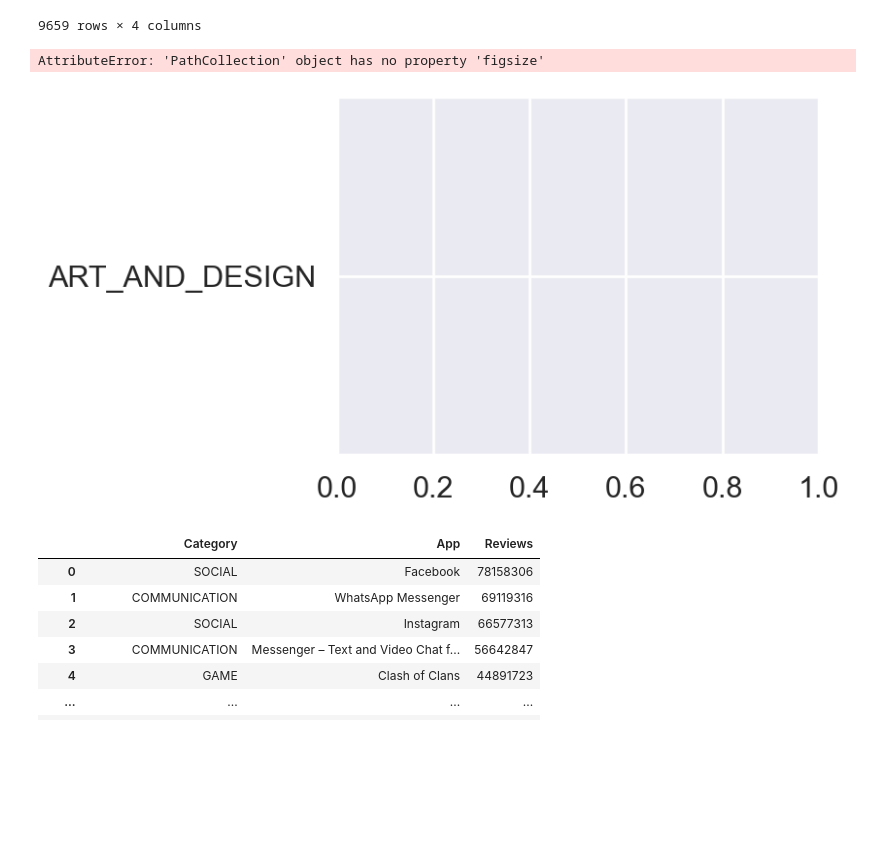
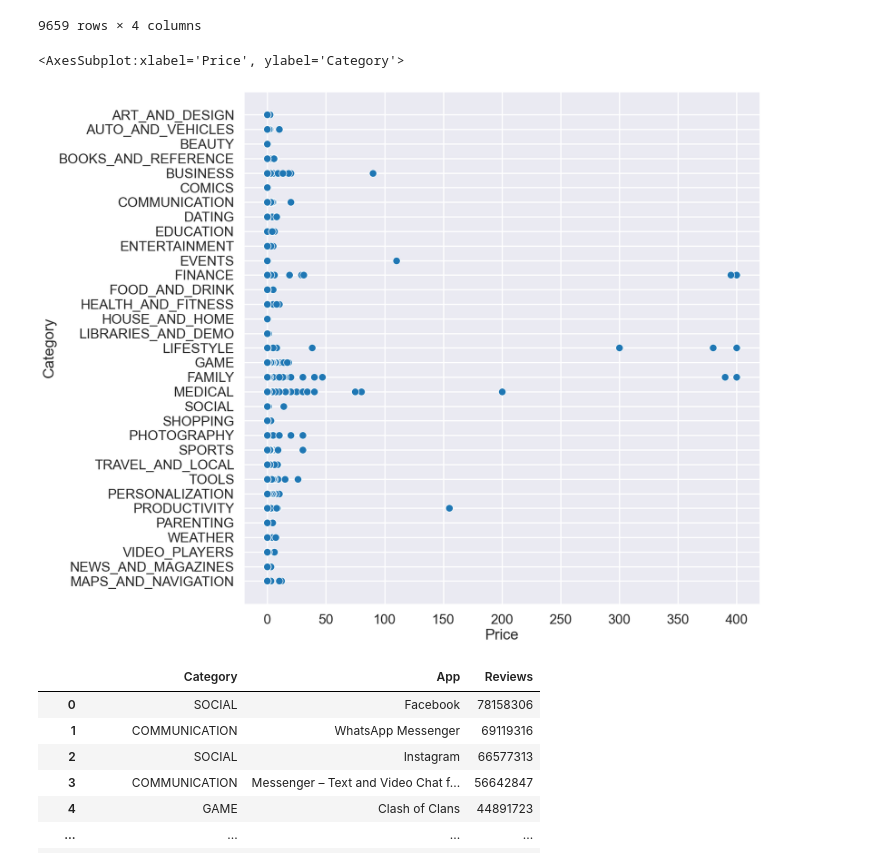
Before and after one commit to darshita2304/Data-Science-2.0, a Jupyter notebook: EDA/EDA_and_FE.ipynb, the cells around one changed output. Cells and saved outputs as stored; diff of their text form; code cells hidden in the pictures; blank space fills up the shorter version.

```diff
--- a/EDA/EDA_and_FE.ipynb
+++ b/EDA/EDA_and_FE.ipynb
@@ -461,10 +500,11 @@ rating2
 | 9658 | ART_AND_DESIGN | 0 | Test Application DT 02 | 0.0 |
 9659 rows × 4 columns
 # %%
-sns.scatterplot(data=df,y='Category', x='Price', figsize=15)
+plt.figure(figsize=(15,15))
+sns.scatterplot(data=df,y='Category', x='Price')
 # %% [output]
-AttributeError: 'PathCollection' object has no property 'figsize'
+<AxesSubplot:xlabel='Price', ylabel='Category'>
-[figure, old version]
+[figure, new version]
 # %%
 ### whcih category app users are reviewing the most
 
```
Also changed, not shown: parts of 11 cells of this notebook.
